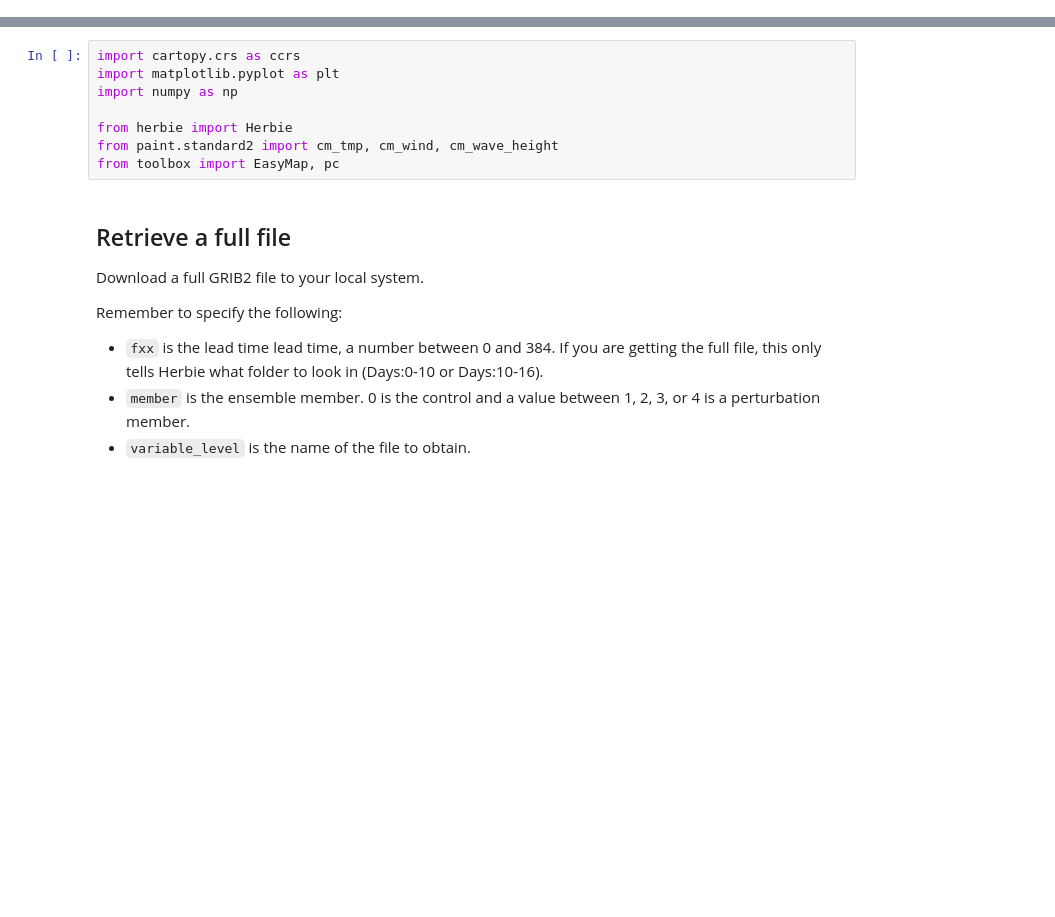
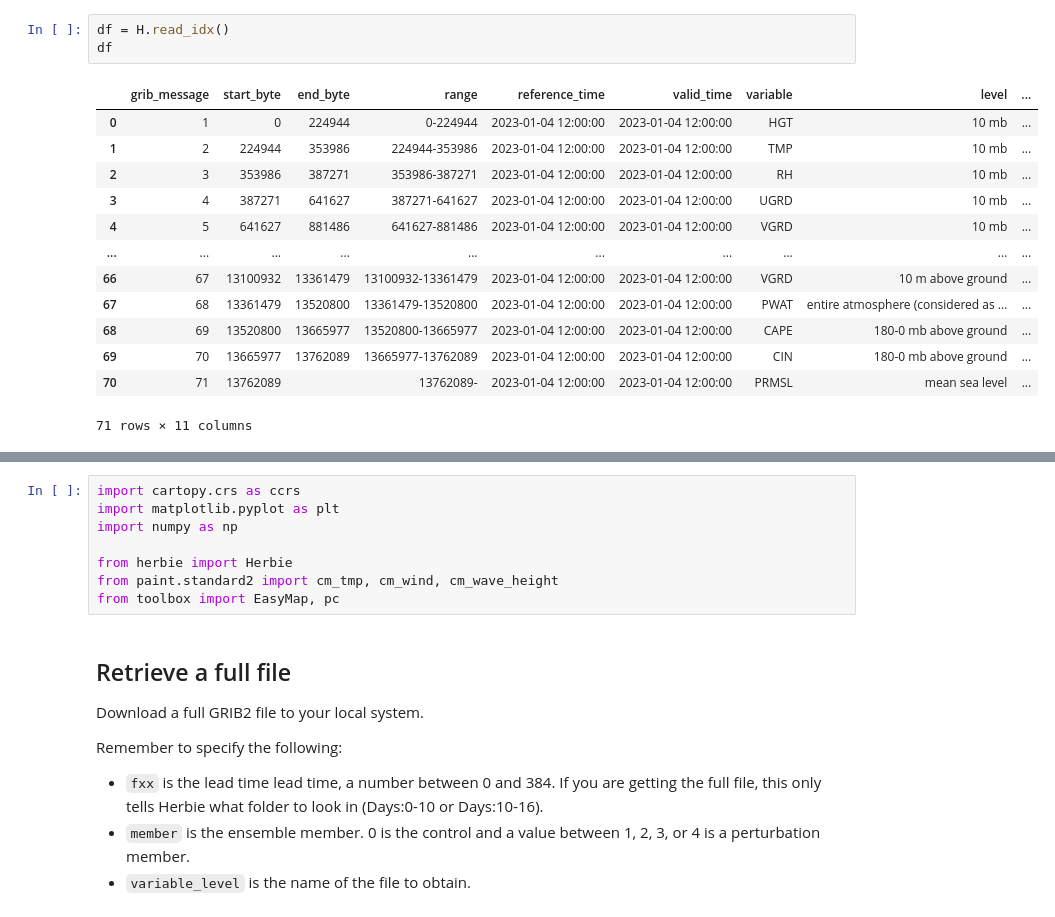
Before and after one commit to amotl/herbie-without-docs, a Jupyter notebook: docs/user_guide/_model_notebooks/gefs.ipynb, the cells around one changed output, grey strips where cells are left out. Cells and saved outputs as stored; diff of their text form; blank space fills up the shorter version.

```diff
--- a/docs/user_guide/_model_notebooks/gefs.ipynb
+++ b/docs/user_guide/_model_notebooks/gefs.ipynb
@@ -0,0 +44,17 @@
+# %%
+df = H.read_idx()
+df
+# %% [output]
+|  | grib_message | start_byte | end_byte | range | reference_time | valid_time | variable | level | ... |
+| 0 | 1 | 0 | 224944 | 0-224944 | 2023-01-04 12:00:00 | 2023-01-04 12:00:00 | HGT | 10 mb | ... |
+| 1 | 2 | 224944 | 353986 | 224944-353986 | 2023-01-04 12:00:00 | 2023-01-04 12:00:00 | TMP | 10 mb | ... |
+| 2 | 3 | 353986 | 387271 | 353986-387271 | 2023-01-04 12:00:00 | 2023-01-04 12:00:00 | RH | 10 mb | ... |
+| 3 | 4 | 387271 | 641627 | 387271-641627 | 2023-01-04 12:00:00 | 2023-01-04 12:00:00 | UGRD | 10 mb | ... |
+| 4 | 5 | 641627 | 881486 | 641627-881486 | 2023-01-04 12:00:00 | 2023-01-04 12:00:00 | VGRD | 10 mb | ... |
+| ... | ... | ... | ... | ... | ... | ... | ... | ... | ... |
+| 66 | 67 | 13100932 | 13361479 | 13100932-13361479 | 2023-01-04 12:00:00 | 2023-01-04 12:00:00 | VGRD | 10 m above ground | ... |
+| 67 | 68 | 13361479 | 13520800 | 13361479-13520800 | 2023-01-04 12:00:00 | 2023-01-04 12:00:00 | PWAT | entire atmosphere (considered as ... | ... |
+| 68 | 69 | 13520800 | 13665977 | 13520800-13665977 | 2023-01-04 12:00:00 | 2023-01-04 12:00:00 | CAPE | 180-0 mb above ground | ... |
+| 69 | 70 | 13665977 | 13762089 | 13665977-13762089 | 2023-01-04 12:00:00 | 2023-01-04 12:00:00 | CIN | 180-0 mb above ground | ... |
+| 70 | 71 | 13762089 |  | 13762089- | 2023-01-04 12:00:00 | 2023-01-04 12:00:00 | PRMSL | mean sea level | ... |
+71 rows × 11 columns
```
Also changed, not shown: parts of 11 cells of this notebook, 1 other file.
